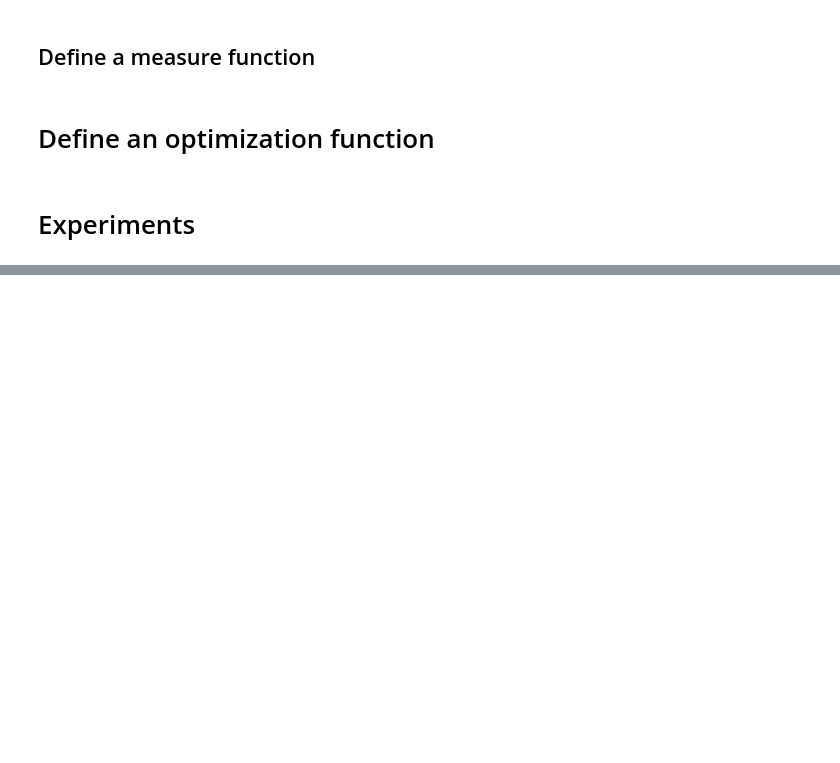
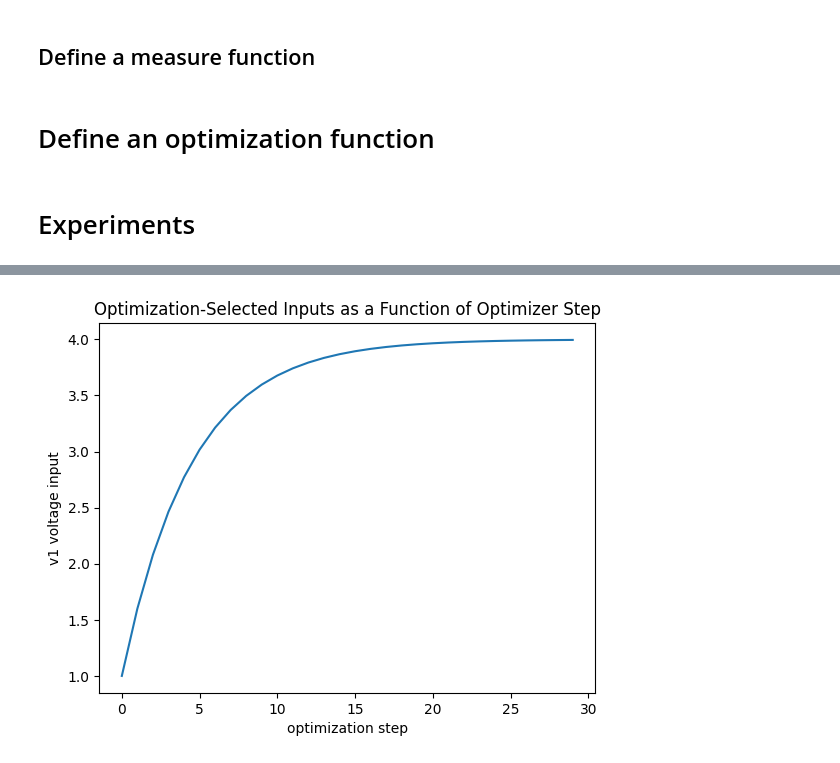
Before and after one commit to sandialabs/pyscan, a Jupyter notebook: demo_notebooks/08-example-optimization-scans.ipynb, the cells around one changed output, grey strips where cells are left out. Drawn from its saved outputs; the diff is of its cells as text; code cells hidden in the pictures; blank space fills up the shorter version.

Commit message:
successful demo of OptimizeScan

```diff
--- a/demo_notebooks/08-example-optimization-scans.ipynb
+++ b/demo_notebooks/08-example-optimization-scans.ipynb
@@ -13,6 +13,12 @@ devices.v1 = ps.TestVoltage() # Device 1
 # %% [markdown]
 ## Define a measure function
 # %%
+def voltage_response(v):
+    return (v - 4)**2
+
+def voltage_response_gradient(v):
+    return 2 * v - 8
+
 def get_voltage_data(expt):
     """
     Reads the voltage from v1, v2, and v3 devices. Also adds a calculated value vsum.
@@ -25,7 +31,9 @@ def get_voltage_data(expt):
 
     d.v1_readout = devices.v1.voltage
 
-    d.vres = (d.v1_readout - 4)**2
+    d.vf = voltage_response(d.v1_readout)
+
+    d.vfp = voltage_response_gradient(d.v1_readout)
 
     return d
 # %% [markdown]
@@ -36,16 +41,18 @@ def voltage_result_grad(v):
 # %%
-def gradient_descent(f_val, f_grad=None, learning_rate=1.):
-    return f_val - learning_rate * f_grad(f_val)
+def gradient_descent(f_in, f_grad, learning_rate=1.):
+    return f_in - learning_rate * f_grad
 # %% [markdown]
 # Experiments
 # %%
 runinfo =ps.RunInfo()
 runinfo.scan0 = ps.OptimizeScan({'v1': 1.}, prop='voltage', f_optimizer=gradient_descent,
-                                optimizer_inputs=['vres'],
-                                optimizer_hyperparameters={'f_grad': voltage_result_grad, 'learning_rate': .1},
-                                iteration_max=100)
+                                optimizer_inputs=['v1_readout', 'vfp'],
+                                optimizer_hyperparameters={'learning_rate': .1},
+                                iteration_max=30)
 
 runinfo.measure_function = get_voltage_data
 
+runinfo.optimize_function = gradient_descent
+
 expt = ps.Experiment(runinfo, devices, time=True)
 expt.start_thread()
@@ -73,0 +63,7 @@ KeyboardInterrupt:
+# %%
+plt.plot(expt.v1_voltage)
+plt.xlabel("optimization step")
+plt.ylabel("v1 voltage input")
+plt.title("Optimization-Selected Inputs as a Function of Optimizer Step");
+# %% [output]
+[figure, added]
```
Also changed, not shown: parts of 5 cells of this notebook, 3 other files.
